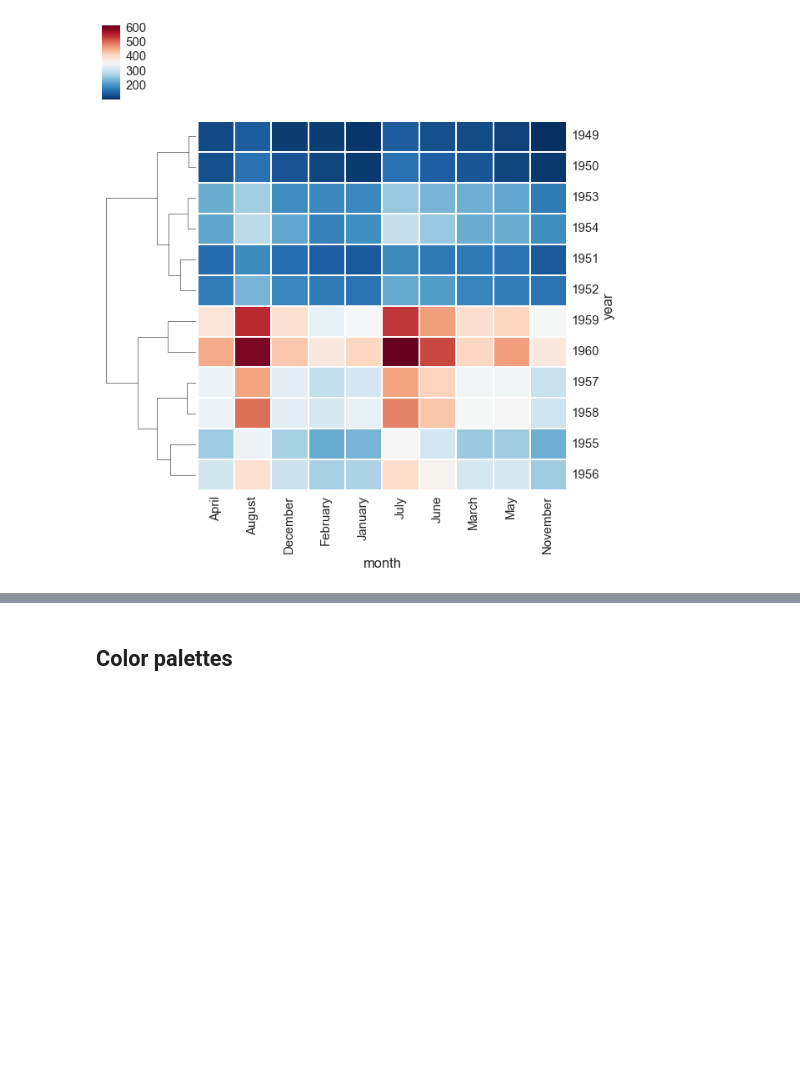
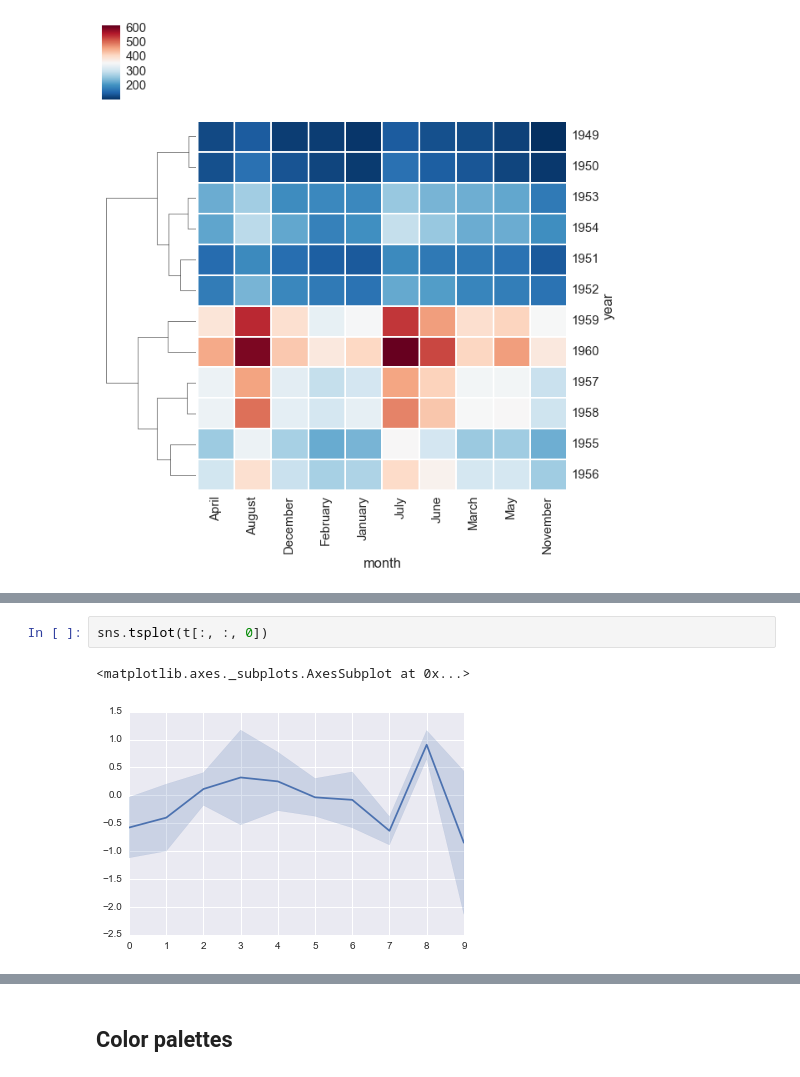
Before and after one commit to cangermueller/cheat, a Jupyter notebook: python/nb/seaborn.ipynb, the cells around one changed output, grey strips where cells are left out. Saved outputs shown, nothing was run; the diff lists cells and outputs as text; blank space fills up the shorter version.

```diff
--- a/python/nb/seaborn.ipynb
+++ b/python/nb/seaborn.ipynb
@@ -137,0 +151,5 @@ sns.clustermap(tt.iloc[:, :10], cmap='RdBu_r', col_cluster=False);
+# %%
+sns.tsplot(t[:, :, 0])
+# %% [output]
+<matplotlib.axes._subplots.AxesSubplot at 0x...>
+[figure, added]
```
Also changed, not shown: parts of 8 cells of this notebook, 1 other file.
